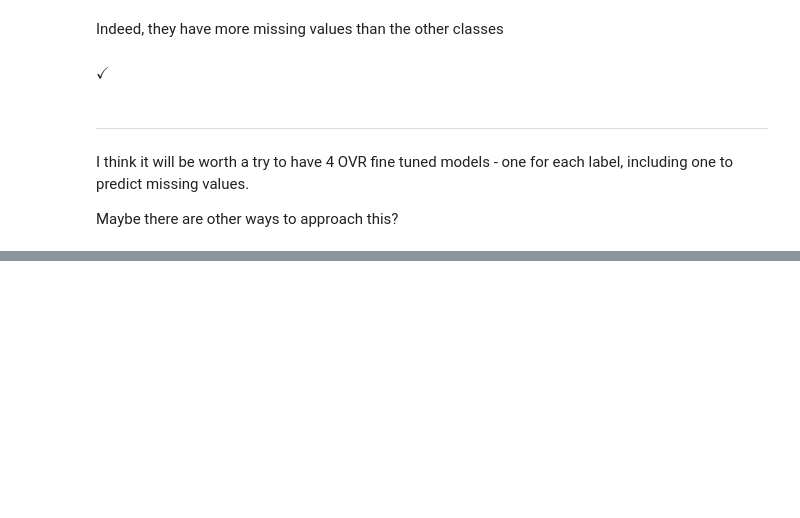
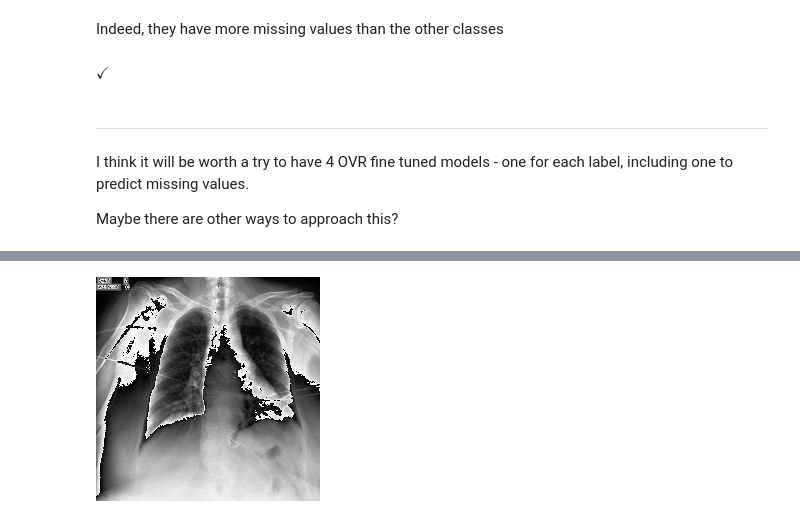
Before and after one commit to kevinfleisher/CS156b, a Jupyter notebook: Notebooks/examining_train_data.ipynb, the cells around one changed output, grey strips where cells are left out. Drawn from its saved outputs; the diff is of its cells as text; code cells hidden in the pictures; blank space fills up the shorter version.

```diff
--- a/Notebooks/examining_train_data.ipynb
+++ b/Notebooks/examining_train_data.ipynb
@@ -378,0 +698,4 @@ Maybe there are other ways to approach this?
+# %%
+torchvision.transforms.functional.to_pil_image(t.get_tensor(input_jpg)[2])
+# %% [output]
+[figure, added]
```
Also changed, not shown: parts of 30 cells of this notebook.
